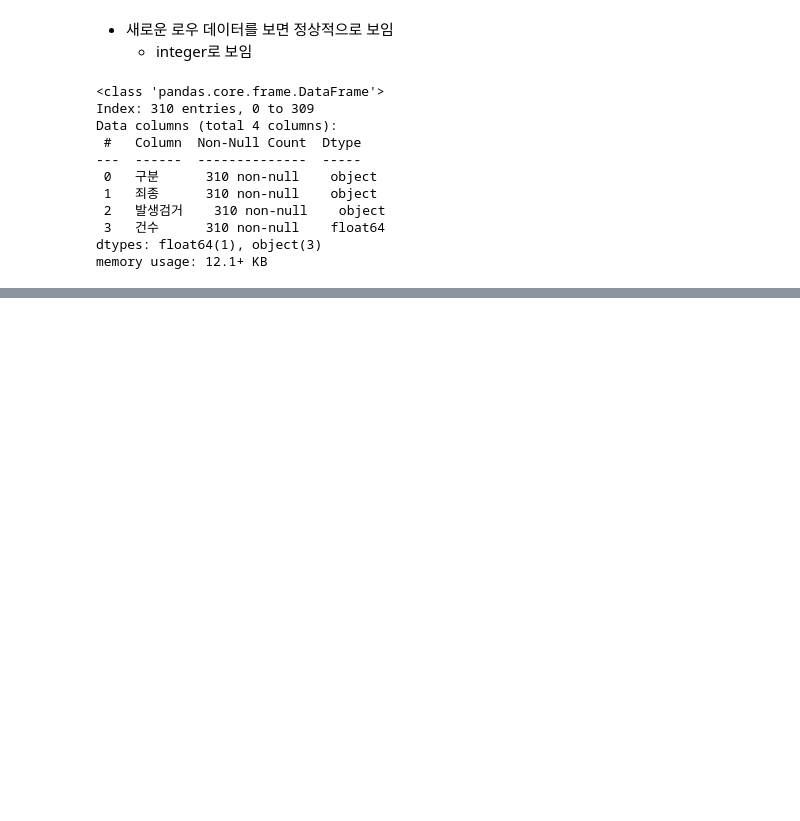
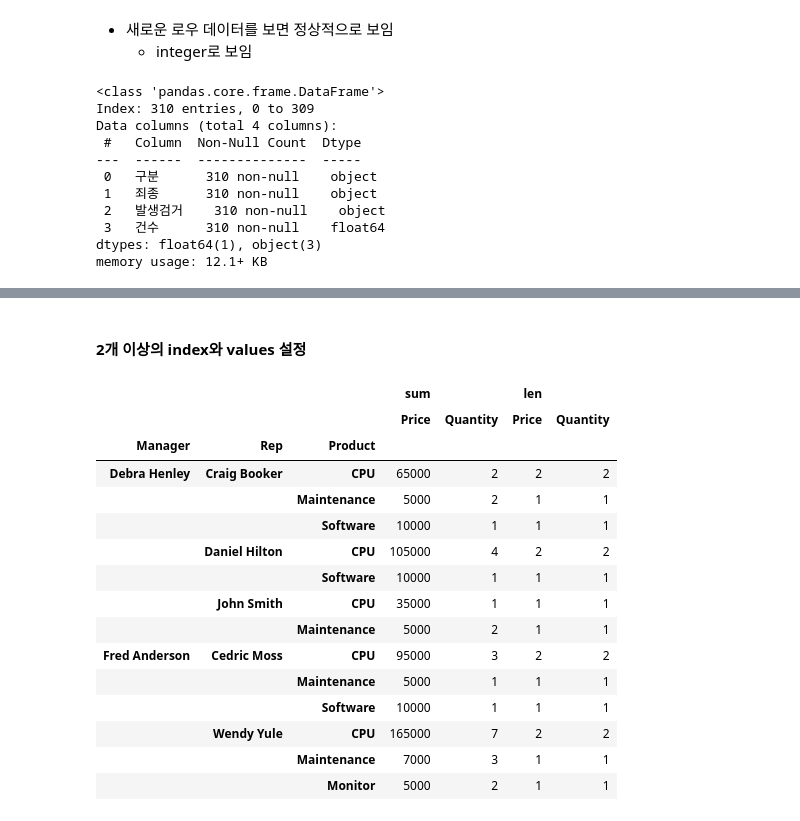
Before and after one commit to instar94/ml_tutorial, a Jupyter notebook: 04.EDA/ds_study/code/02.Seoul_Crime/02.Seoul_Crime.ipynb, the cells around one changed output, grey strips where cells are left out. Saved outputs shown, nothing was run; the diff lists cells and outputs as text; code cells hidden in the pictures; blank space fills up the shorter version.

Commit message:
2025-05-28 pivot 테이블 연습

```diff
--- a/04.EDA/ds_study/code/02.Seoul_Crime/02.Seoul_Crime.ipynb
+++ b/04.EDA/ds_study/code/02.Seoul_Crime/02.Seoul_Crime.ipynb
@@ -102,9 +99,10 @@ memory usage: 12.1+ KB
 - index, coloumn, values, aggfunc로 사용 함
 # %%
 df = pd.DataFrame()
-
+df=pd.read_excel("../../data/02.Seoul_Crime/02. sales-funnel.xlsx", engine="openpyxl")
 if "Dongmin" in hostname:
     pass
+    #df=pd.read_excel("../../data/02.Seoul_Crime/02. sales-funnel.xlsx", engine="openpyxl")
 else :
     df=pd.read_excel("/content/drive/MyDrive/Colab Notebooks/data/02.Seoul_Crime/02. sales-funnel.xlsx")
 
@@ -118,0 +168,21 @@ df.head()
+# %% [markdown]
+#### 2개 이상의 index와 values 설정
+# %%
+df.pivot_table(index=["Manager", "Rep","Product"], values=["Price","Quantity"],aggfunc=[np.sum,len],fill_value=0)
+# %% [output]
+|  |  |  | sum |  | len |  |
+|  |  |  | Price | Quantity | Price | Quantity |
+| Manager | Rep | Product |  |  |  |  |
+| Debra Henley | Craig Booker | CPU | 65000 | 2 | 2 | 2 |
+|  |  | Maintenance | 5000 | 2 | 1 | 1 |
+|  |  | Software | 10000 | 1 | 1 | 1 |
+|  | Daniel Hilton | CPU | 105000 | 4 | 2 | 2 |
+|  |  | Software | 10000 | 1 | 1 | 1 |
+|  | John Smith | CPU | 35000 | 1 | 1 | 1 |
+|  |  | Maintenance | 5000 | 2 | 1 | 1 |
+| Fred Anderson | Cedric Moss | CPU | 95000 | 3 | 2 | 2 |
+|  |  | Maintenance | 5000 | 1 | 1 | 1 |
+|  |  | Software | 10000 | 1 | 1 | 1 |
+|  | Wendy Yule | CPU | 165000 | 7 | 2 | 2 |
+|  |  | Maintenance | 7000 | 3 | 1 | 1 |
+|  |  | Monitor | 5000 | 2 | 1 | 1 |
```
Also changed, not shown: parts of 27 cells of this notebook.
